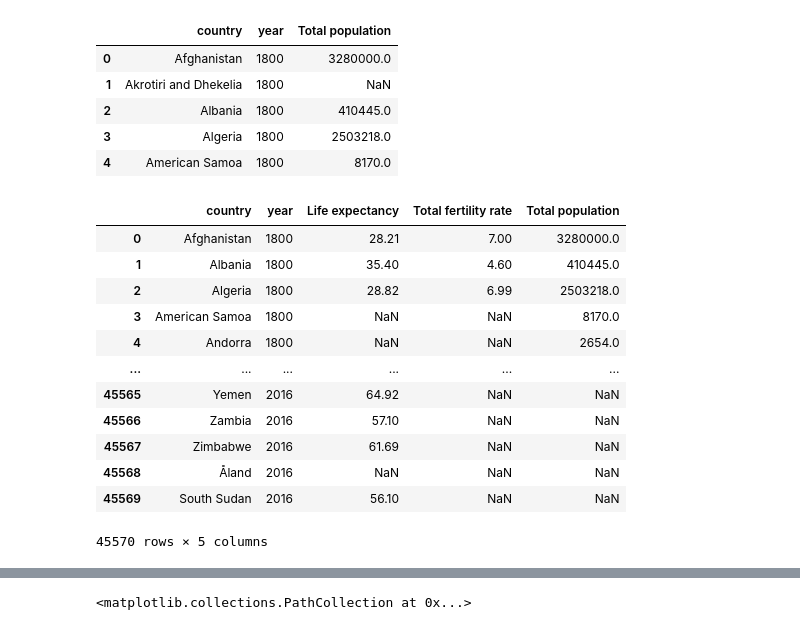
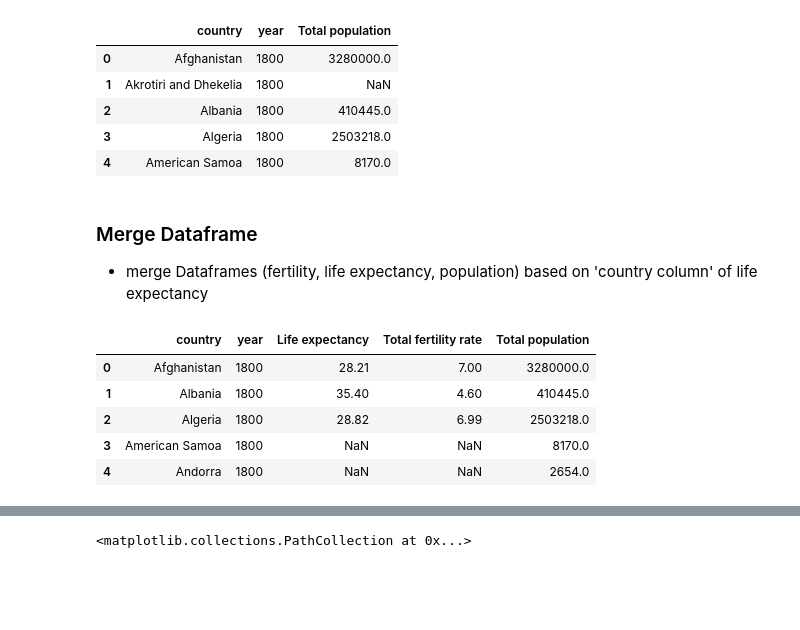
Before and after one commit to mfriebel/DS_projects, a Jupyter notebook: week01/project_wk1.ipynb, the cells around one changed output, grey strips where cells are left out. Saved outputs shown, nothing was run; the diff lists cells and outputs as text; code cells hidden in the pictures; blank space fills up the shorter version.

```diff
--- a/week01/project_wk1.ipynb
+++ b/week01/project_wk1.ipynb
@@ -187,4 +170,8 @@ pop.head()
 | 2 | Albania | 1800 | 410445.0 |
 | 3 | Algeria | 1800 | 2503218.0 |
 | 4 | American Samoa | 1800 | 8170.0 |
+# %% [markdown]
+### Merge Dataframe
+
+- merge Dataframes (fertility, life expectancy, population) based on 'country column' of life expectancy
 # %%
@@ -192,18 +178,11 @@ pop.head()
 life_fert_pop = life_exp.merge(tot_fert, how='left', on=['country', 'year']) \
                             .merge(pop, how='left', on=['country', 'year'])
 # %%
-life_fert_pop
+life_fert_pop.head()
 # %% [output]
 |  | country | year | Life expectancy | Total fertility rate | Total population |
 | 0 | Afghanistan | 1800 | 28.21 | 7.00 | 3280000.0 |
 | 1 | Albania | 1800 | 35.40 | 4.60 | 410445.0 |
 | 2 | Algeria | 1800 | 28.82 | 6.99 | 2503218.0 |
 | 3 | American Samoa | 1800 | NaN | NaN | 8170.0 |
 | 4 | Andorra | 1800 | NaN | NaN | 2654.0 |
-| ... | ... | ... | ... | ... | ... |
-| 45565 | Yemen | 2016 | 64.92 | NaN | NaN |
-| 45566 | Zambia | 2016 | 57.10 | NaN | NaN |
-| 45567 | Zimbabwe | 2016 | 61.69 | NaN | NaN |
-| 45568 | Åland | 2016 | NaN | NaN | NaN |
-| 45569 | South Sudan | 2016 | 56.10 | NaN | NaN |
-45570 rows × 5 columns
```
Also changed, not shown: parts of 18 cells of this notebook.
